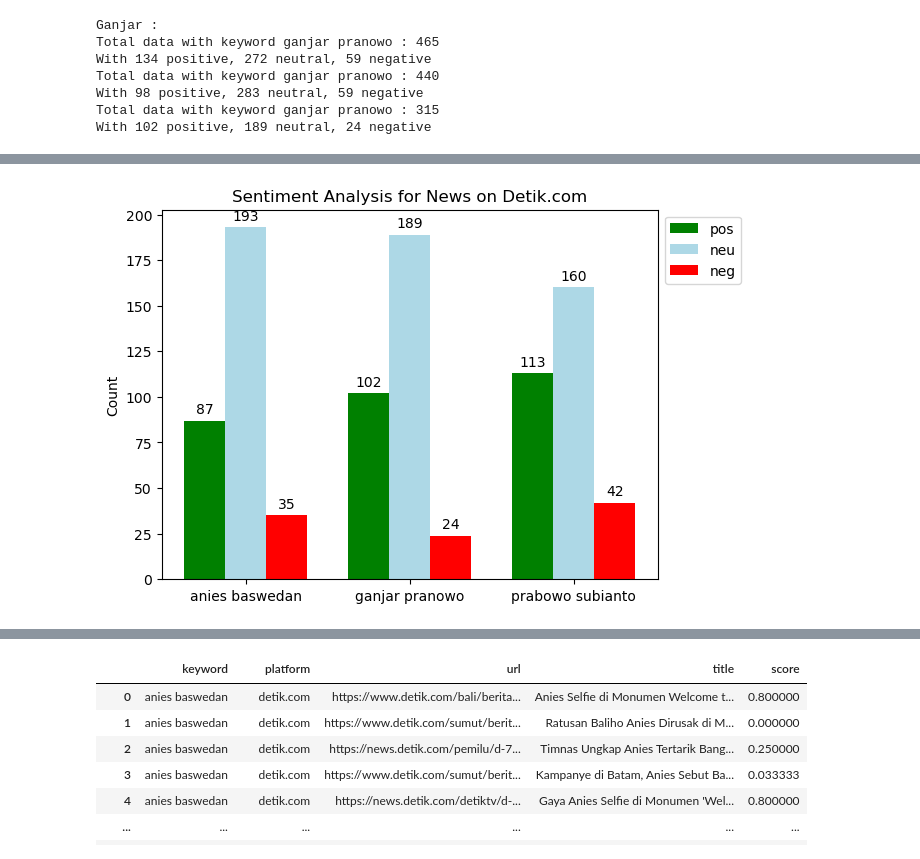
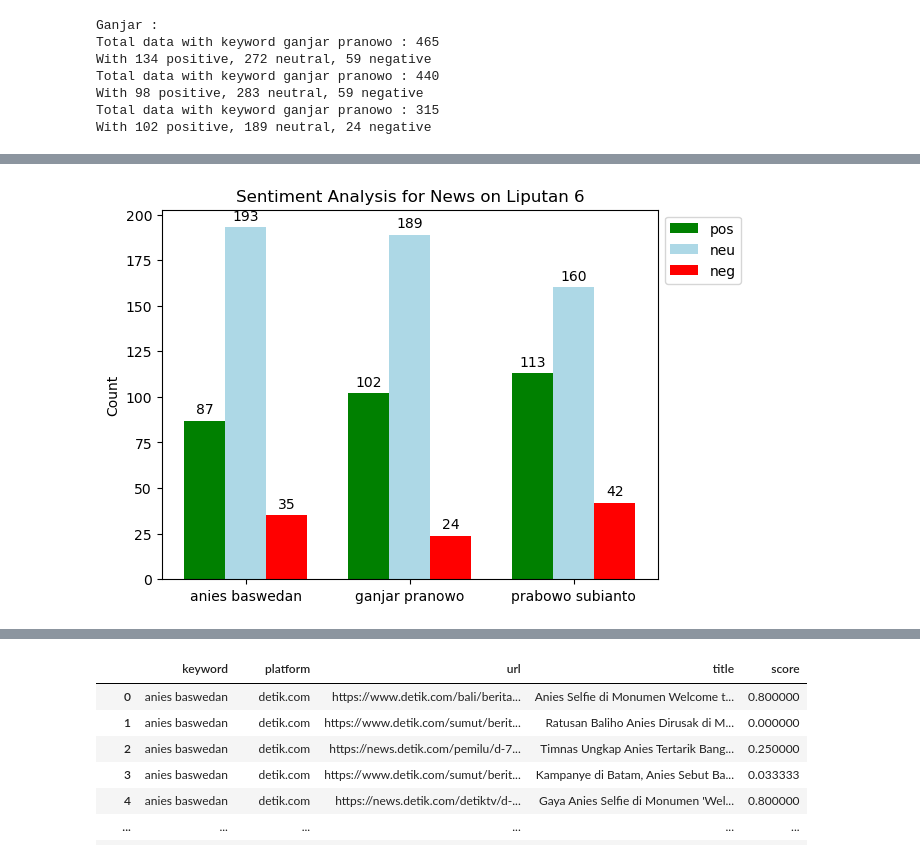
Before and after one commit to harmonicnauts/Pemilu_2024, a Jupyter notebook: pilpres_2024_3sources.ipynb, the cells around one changed output, grey strips where cells are left out. Drawn from its saved outputs; the diff is of its cells as text; code cells hidden in the pictures.

```diff
--- a/pilpres_2024_3sources.ipynb
+++ b/pilpres_2024_3sources.ipynb
@@ -412,7 +412,7 @@ With 98 positive, 283 neutral, 59 negative
 Total data with keyword ganjar pranowo : 315
 With 102 positive, 189 neutral, 24 negative
 # %%
-def data_visualization(df):
+def data_visualization(df, name):
   df = df.copy()
 
   df['pos'] = np.where(df.score > 0, 1, 0)
@@ -443,7 +443,7 @@ def data_visualization(df):
     multiplier+=1
 
   ax.set_ylabel('Count')
-  ax.set_title(f'Sentiment Analysis for News on Detik.com')
+  ax.set_title(f'Sentiment Analysis for News on {name}')
   ax.set_xticks(x + width * (multiplier - 1) / 2 )
   ax.set_xticklabels(key, ha='center')
   ax.legend(loc = 'upper left', bbox_to_anchor=(1,1))
@@ -464,8 +464,8 @@ data_visualization(df_all_kompas)
 # %%
 df_all_liputan = pd.concat([df_anies_liputan, df_prabowo_liputan, df_ganjar_liputan]).reset_index(drop=True)
 # %%
-data_visualization(df_all_liputan)
+data_visualization(df_all_liputan, 'Liputan 6')
 # %% [output]
-[figure, old version]
+[figure, new version]
 # %%
 df_all_3sources = pd.concat([df_all_detik, df_all_kompas, df_all_liputan]).reset_index(drop=True)
```
Also changed, not shown: parts of 4 cells of this notebook.
